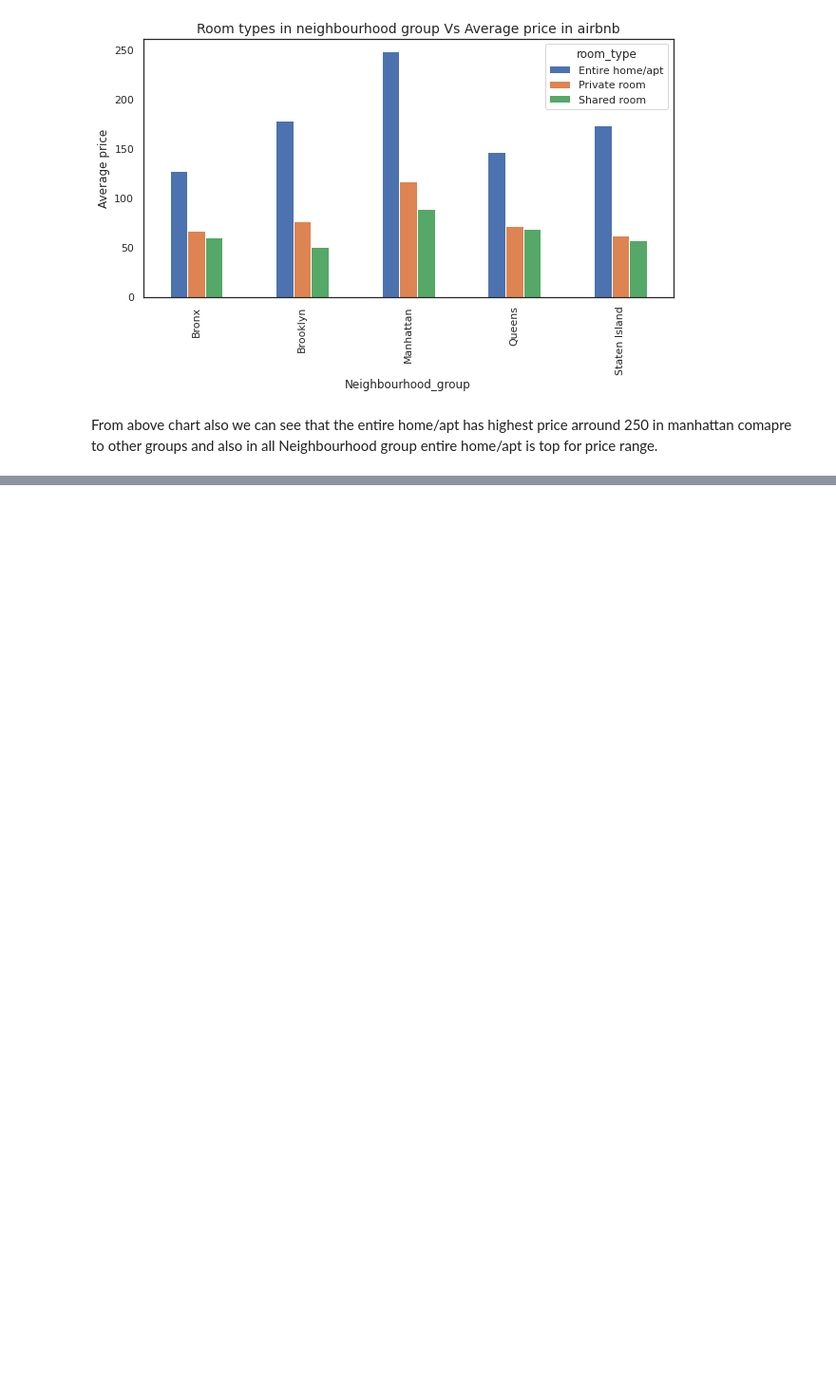
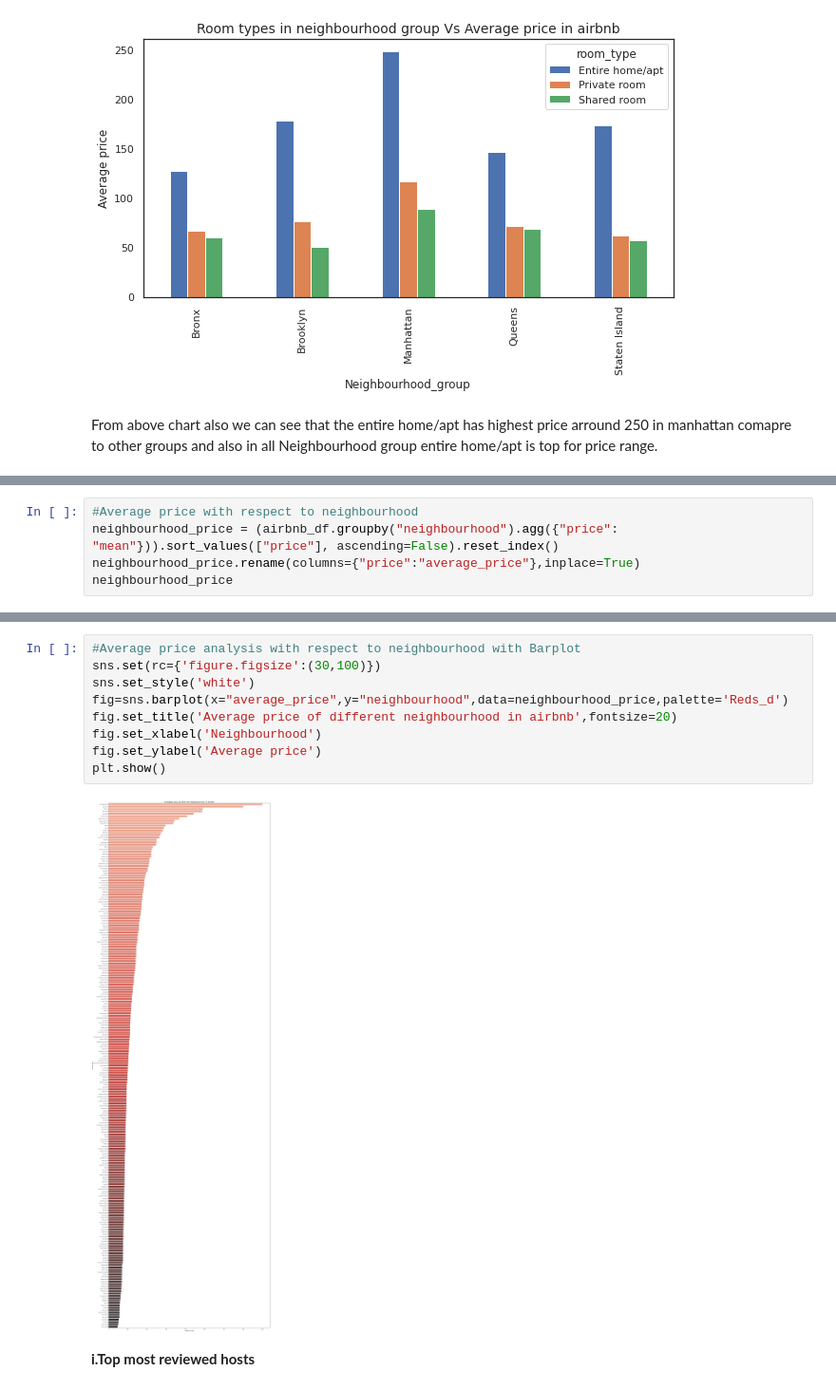
Before and after one commit to ShabuddinDhafedar/Airbnb-Bookings-Analysis, a Jupyter notebook: Airbnb_Bookings_Analysis_Capstone_Project(shabuddin).ipynb, the cells around one changed output, grey strips where cells are left out. Shown at 95% size. Drawn from its saved outputs; the diff is of its cells as text; blank space fills up the shorter version.

```diff
--- a/Airbnb_Bookings_Analysis_Capstone_Project(shabuddin).ipynb
+++ b/Airbnb_Bookings_Analysis_Capstone_Project(shabuddin).ipynb
@@ -397,0 +461,5 @@ From above chart also we can see that the entire home/apt has highest price arro
+# %%
+#Average price with respect to neighbourhood
+neighbourhood_price = (airbnb_df.groupby("neighbourhood").agg({"price": "mean"})).sort_values(["price"], ascending=False).reset_index()
+neighbourhood_price.rename(columns={"price":"average_price"},inplace=True)
+neighbourhood_price
@@ -397,0 +480,13 @@ From above chart also we can see that the entire home/apt has highest price arro
+# %%
+#Average price analysis with respect to neighbourhood with Barplot
+sns.set(rc={'figure.figsize':(30,100)})
+sns.set_style('white')
+fig=sns.barplot(x="average_price",y="neighbourhood",data=neighbourhood_price,palette='Reds_d')
+fig.set_title('Average price of different neighbourhood in airbnb',fontsize=20)
+fig.set_xlabel('Neighbourhood')
+fig.set_ylabel('Average price')
+plt.show()
+# %% [output]
+[figure, added]
+# %% [markdown]
+**i.Top most reviewed hosts**
```
Also changed, not shown: parts of 15 cells of this notebook.
